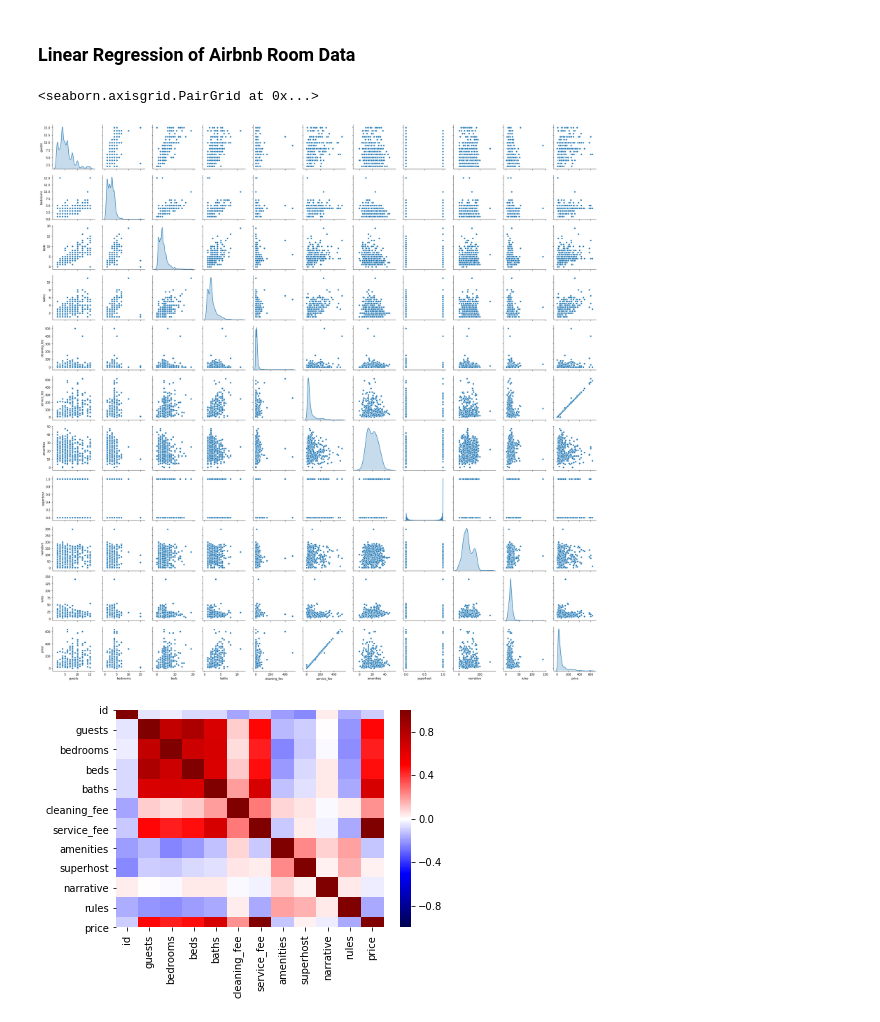
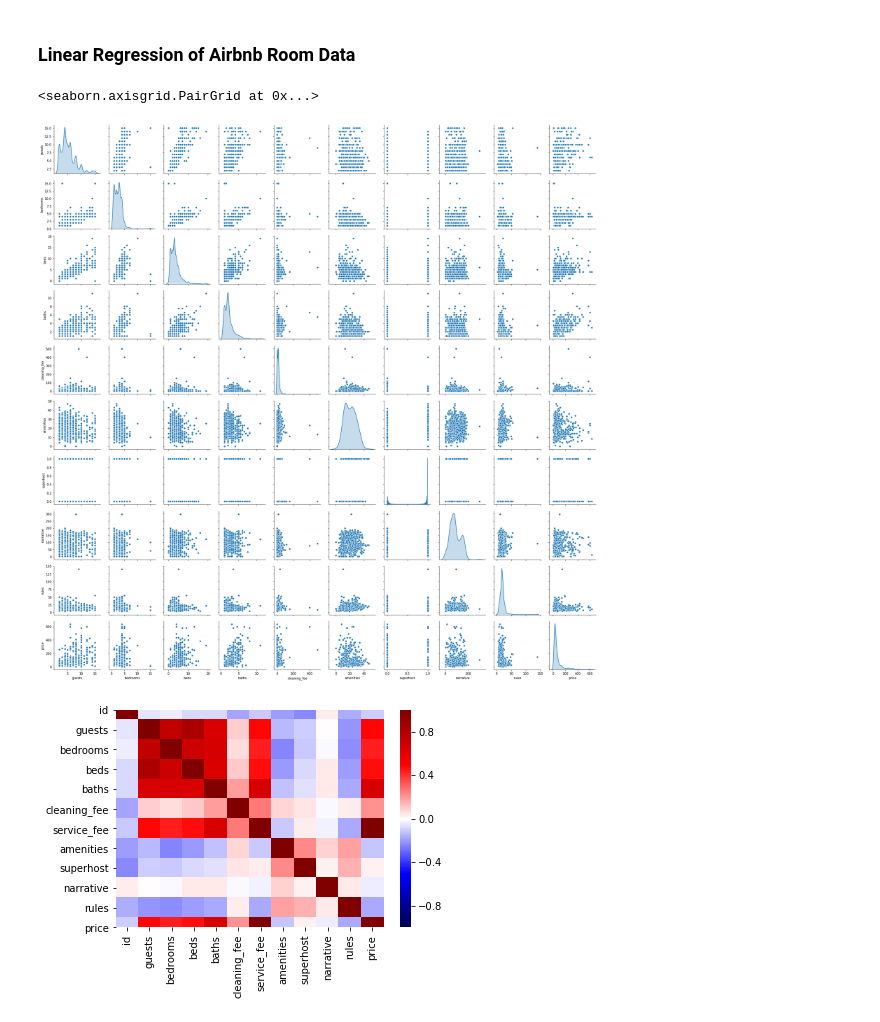
Before and after one commit to scottkds/metis_project2, a Jupyter notebook: notebooks/Linear_Regression_Room_Data.ipynb, the cells around one changed output. Saved outputs shown, nothing was run; the diff lists cells and outputs as text; code cells hidden in the pictures.

```diff
--- a/notebooks/Linear_Regression_Room_Data.ipynb
+++ b/notebooks/Linear_Regression_Room_Data.ipynb
@@ -17,10 +18,10 @@ rooms = pd.read_csv('../data/bogota-clean-10-06-2019--20-16-39.csv')
 # %%
     # Create a pairplot to feature correlations
     sns.pairplot(rooms[['guests', 'bedrooms', 'beds', 'baths', 'cleaning_fee',
-           'service_fee', 'amenities', 'superhost', 'narrative', 'rules', 'price']], diag_kind='kde')
+            'amenities', 'superhost', 'narrative', 'rules', 'price']], diag_kind='kde')
 # %% [output]
 <seaborn.axisgrid.PairGrid at 0x...>
-[figure, old version]
+[figure, new version]
 # %%
 # Heat map of correlations, borrowed from lecture notebook
 sns.heatmap(rooms.corr(), cmap="seismic", annot=False, vmin=-1, vmax=1);
```
Also changed, not shown: parts of 12 cells of this notebook, 2 other files.
